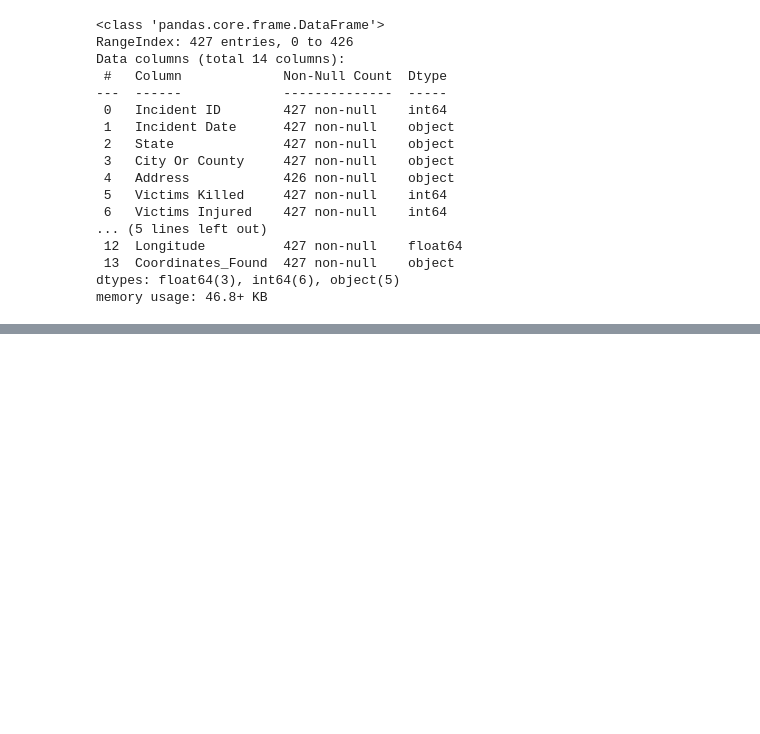
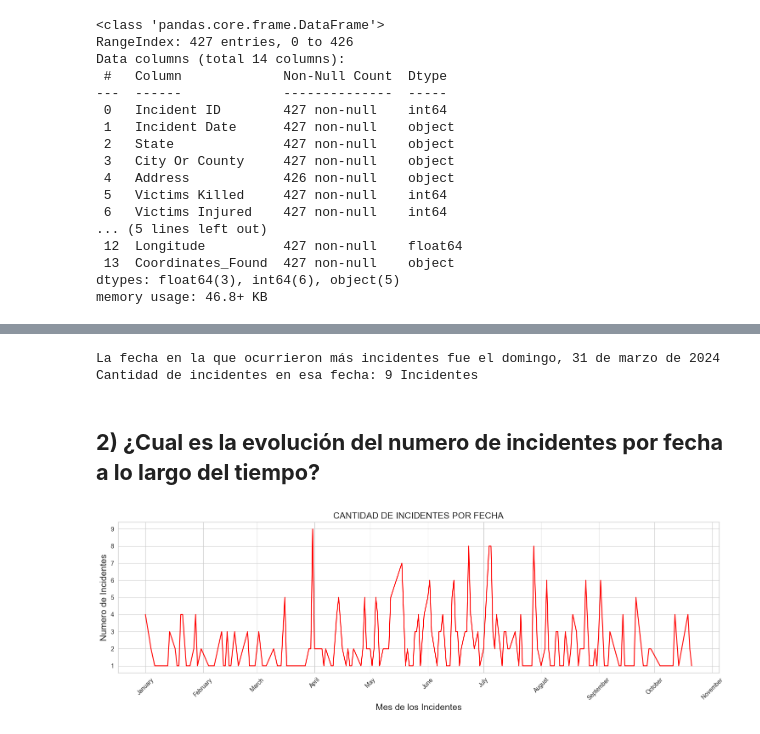
Before and after one commit to vamphook972/Gun_Violence_Dataset_US, a Jupyter notebook: Gun_Violence_Dataset_US.ipynb, the cells around one changed output, grey strips where cells are left out. Saved outputs shown, nothing was run; the diff lists cells and outputs as text; code cells hidden in the pictures; blank space fills up the shorter version.

```diff
--- a/Gun_Violence_Dataset_US.ipynb
+++ b/Gun_Violence_Dataset_US.ipynb
@@ -447,0 +219,4 @@ plt.show()
+# %%
+#  Las columnas 'Operaciones' y 'Coordenadas Encontradas' no aportan informacion, entonces las eliminamos
+
+df_copy = df_copy.drop(columns = ['Operaciones', 'Coordenadas Encontradas'])
@@ -447,0 +235,5 @@ plt.show()
+# %%
+#  con el metodo value_counts() podemos hacer un dataframe
+
+df_fechas = df_copy['Fecha del Incidente'].value_counts()
+df_fechas
@@ -447,0 +267,45 @@ plt.show()
+# %%
+print(f'''La fecha en la que ocurrieron más incidentes fue el {fecha_formateada}
+Cantidad de incidentes en esa fecha: {incidentes} Incidentes''')
+# %% [output]
+La fecha en la que ocurrieron más incidentes fue el domingo, 31 de marzo de 2024
+Cantidad de incidentes en esa fecha: 9 Incidentes
+# %% [markdown]
+## **2) ¿Cual es la evolución del numero de incidentes por fecha a lo largo del tiempo?**
+# %%
+#  Reseteamos los indices del DataFrame que creamos usando value_counts()
+
+df_fechas = df_fechas.reset_index()
+# %%
+# Ahora renombramos las columnas para tener claro el indice de los valores
+# Ademas, organizamos el DataFrame de acuerdo a la cronologia de la columna 'Fecha del Incidente'
+
+df_fechas.columns = ['Fecha del Incidente', 'Cantidad de Incidentes']
+df_fechas.sort_values(by = 'Fecha del Incidente', inplace = True)
+# %%
+# Grafica de lineas
+
+
+#  Creamos un plot, el cual nos permite ver como evoluciona una un fenomeno con base en el tiempo
+
+plt.figure(figsize=(15,5))
+plt.plot(df_fechas['Fecha del Incidente'], df_fechas['Cantidad de Incidentes'], color = 'r')
+
+
+#  Con una propiedad de MatPlotLib importada como mdates, localizamos el mes dentro de las fechas
+#  registradas en el eje x, y le cambiamos el formato para que solo muestre el mes
+#  Ademas, lo rotamos 45 grados
+
+plt.gca().xaxis.set_major_locator(mdates.MonthLocator())
+plt.gca().xaxis.set_major_formatter(lambda x, pos: mdates.DateFormatter('%B')(x).capitalize())
+plt.xticks(rotation = 45)
+
+plt.xlabel("Mes de los Incidentes", fontsize=15)
+plt.ylabel("Numero de Incidentes", fontsize=15)
+plt.title("CANTIDAD DE INCIDENTES POR FECHA", fontsize=15)
+
+plt.grid(True)
+plt.tight_layout()
+plt.show()
+# %% [output]
+[figure, added]
```
Also changed, not shown: parts of 115 cells of this notebook.
